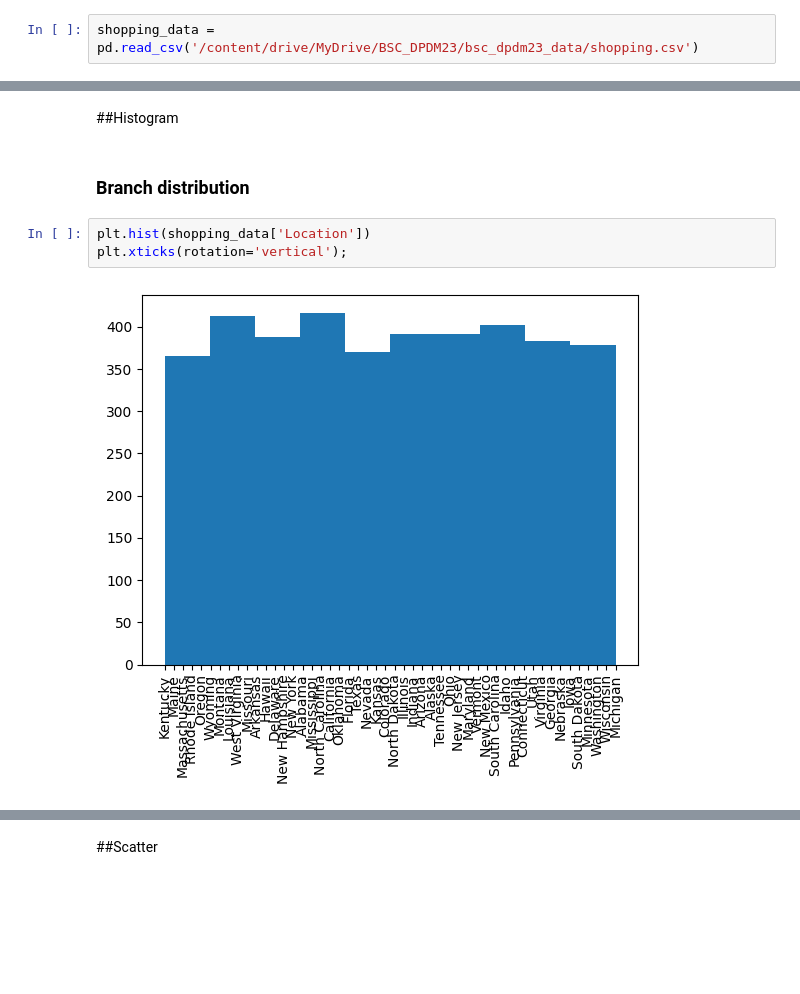
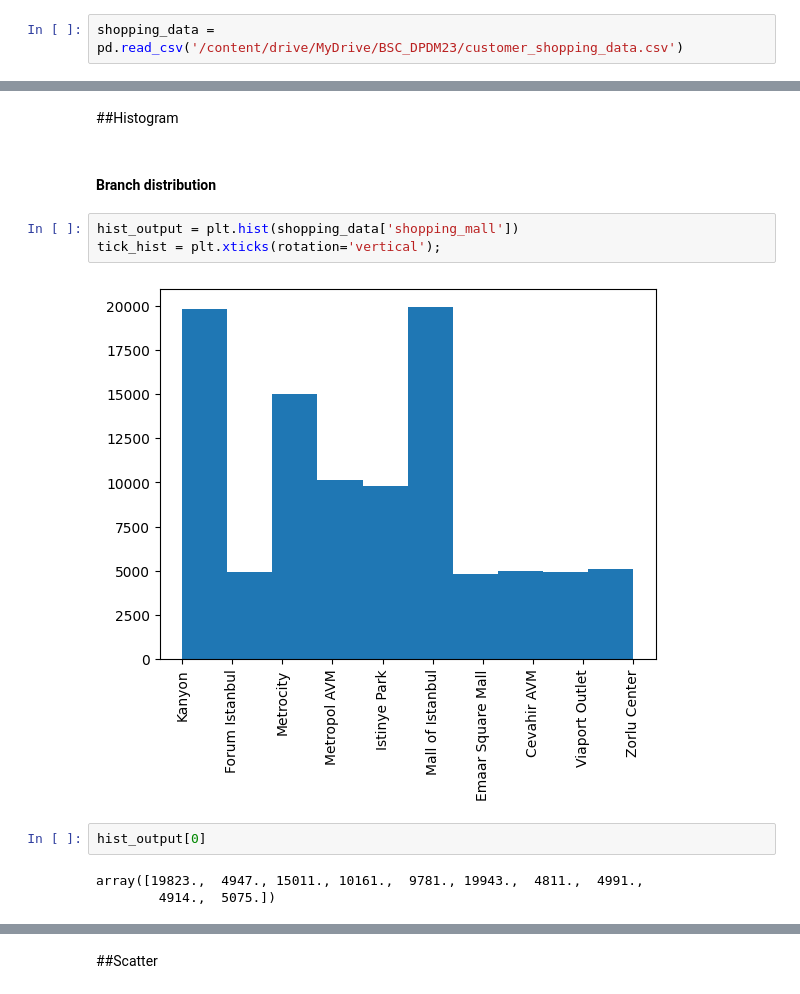
Before and after one commit to puttipongyy/BSC_DPDM23, a Jupyter notebook: Understanding_Data.ipynb, the cells around one changed output, grey strips where cells are left out. Cells and saved outputs as stored; diff of their text form; blank space fills up the shorter version.

```diff
--- a/Understanding_Data.ipynb
+++ b/Understanding_Data.ipynb
@@ -31,4 +31,4 @@ data_from_gdrive
 | 659 | E630269 | 63-0668-1-00-1-0 | เอ็มเอ็มซี อีเล็คโทรนิคส์ (ไทยแลนด์) | 129/2 หมู่ที่ 17 ถนนเทพรัตน ต.บาง... | 02-3152273-4 | NaN | ... |
 660 rows × 165 columns
 # %%
-shopping_data = pd.read_csv('/content/drive/MyDrive/BSC_DPDM23/bsc_dpdm23_data/shopping.csv')
+shopping_data = pd.read_csv('/content/drive/MyDrive/BSC_DPDM23/customer_shopping_data.csv')
@@ -165,9 +165,14 @@ from matplotlib import pyplot as plt
 # %% [markdown]
 ##Histogram
 # %% [markdown]
-### Branch distribution
+#### Branch distribution
 # %%
-plt.hist(shopping_data['Location'])
-plt.xticks(rotation='vertical');
+hist_output = plt.hist(shopping_data['shopping_mall'])
+tick_hist = plt.xticks(rotation='vertical');
 # %% [output]
-[figure, old version]
+[figure, new version]
+# %%
+hist_output[0]
+# %% [output]
+array([19823.,  4947., 15011., 10161.,  9781., 19943.,  4811.,  4991.,
+        4914.,  5075.])
```
Also changed, not shown: parts of 57 cells of this notebook.
